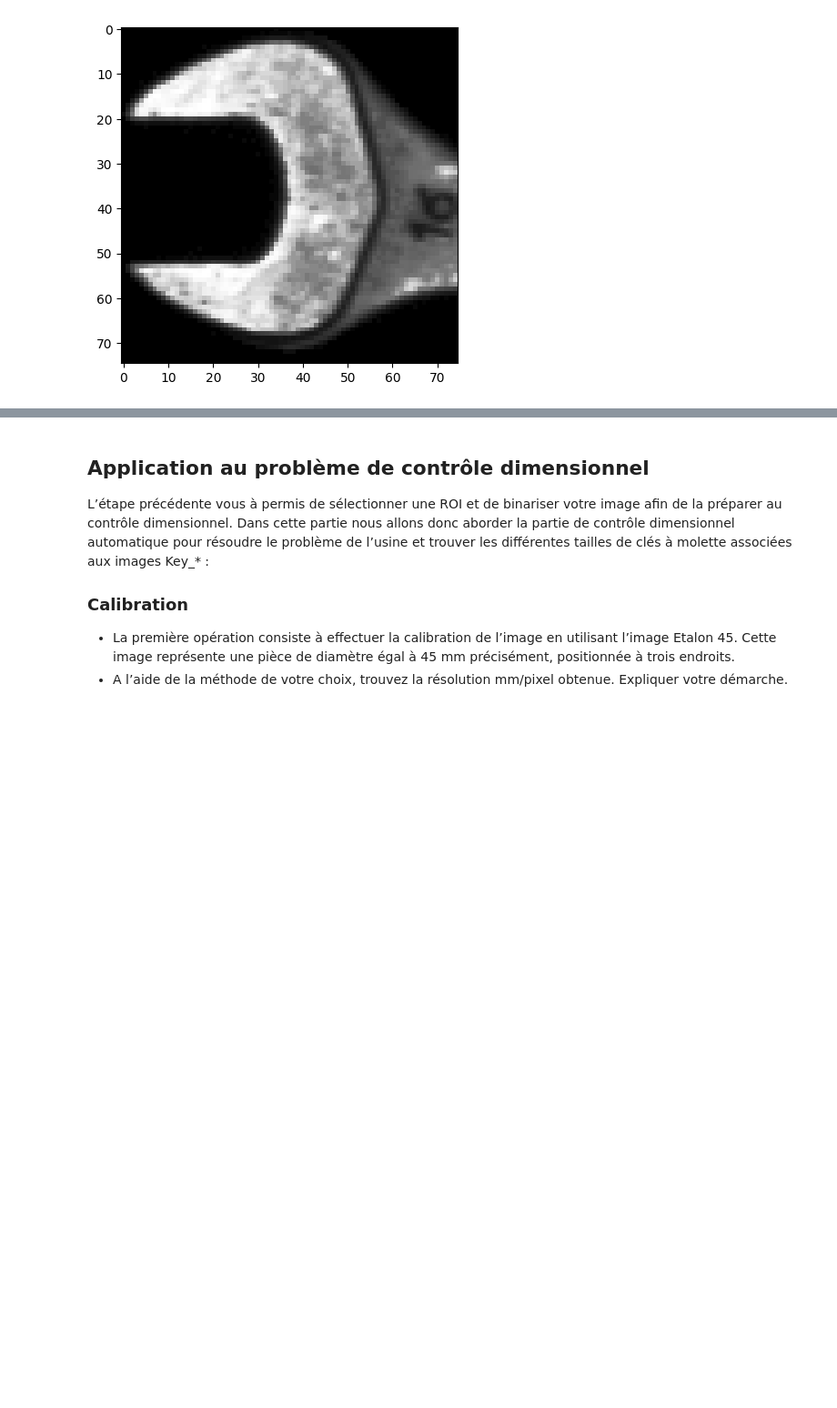
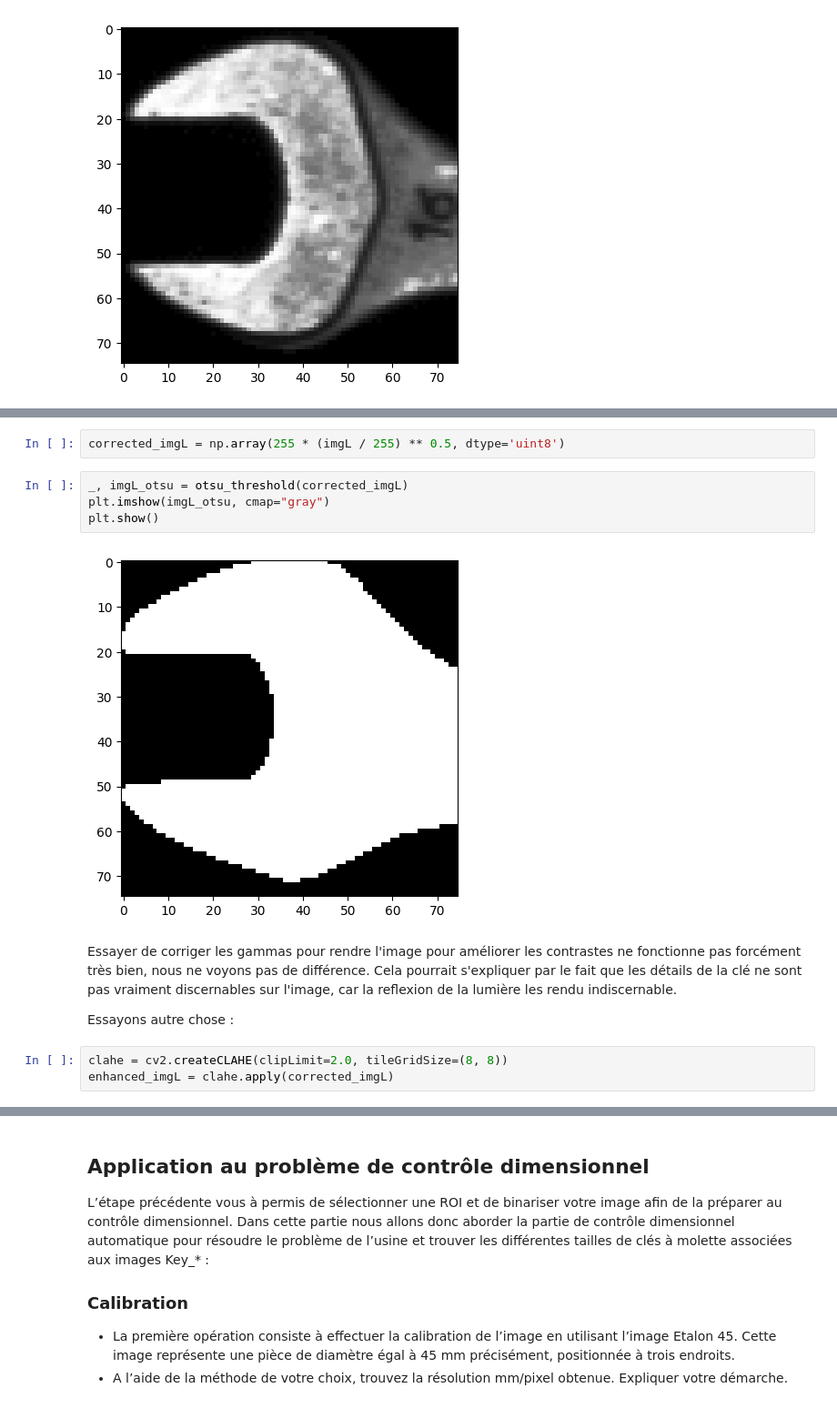
Before and after one commit to Nomnelle/computer_vision_finals, a Jupyter notebook: Partie_1/tp_not_part1_mick.ipynb, the cells around one changed output, grey strips where cells are left out. Shown at 91% size. Saved outputs shown, nothing was run; the diff lists cells and outputs as text; blank space fills up the shorter version.

```diff
--- a/Partie_1/tp_not_part1_mick.ipynb
+++ b/Partie_1/tp_not_part1_mick.ipynb
@@ -291,0 +319,15 @@ plt.show()
+# %%
+corrected_imgL = np.array(255 * (imgL / 255) ** 0.5, dtype='uint8')
+# %%
+_, imgL_otsu = otsu_threshold(corrected_imgL)
+plt.imshow(imgL_otsu, cmap="gray")
+plt.show()
+# %% [output]
+[figure, added]
+# %% [markdown]
+Essayer de corriger les gammas pour rendre l'image pour améliorer les contrastes ne fonctionne pas forcément très bien, nous ne voyons pas de différence. Cela pourrait s'expliquer par le fait que les détails de la clé ne sont pas vraiment discernables sur l'image, car la reflexion de la lumière les rendu indiscernable.
+
+Essayons autre chose :
+# %%
+clahe = cv2.createCLAHE(clipLimit=2.0, tileGridSize=(8, 8))
+enhanced_imgL = clahe.apply(corrected_imgL)
```
Also changed, not shown: parts of 22 cells of this notebook.
